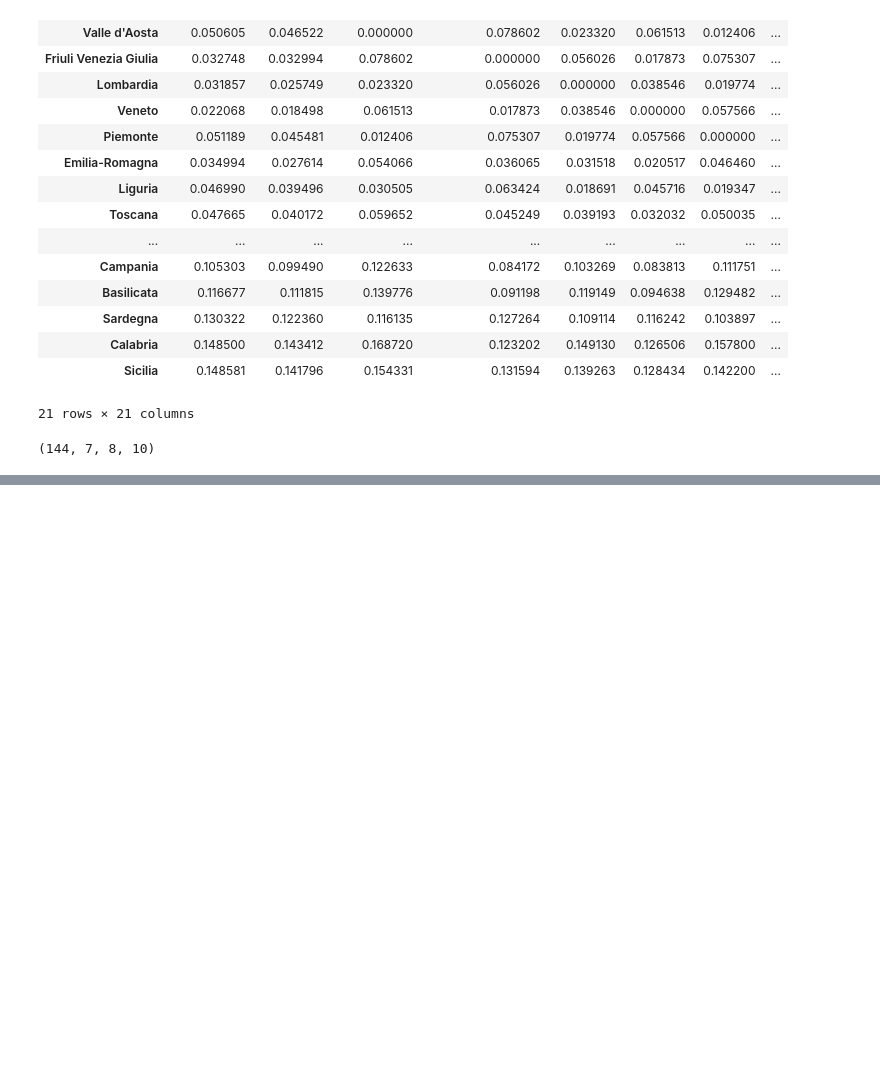
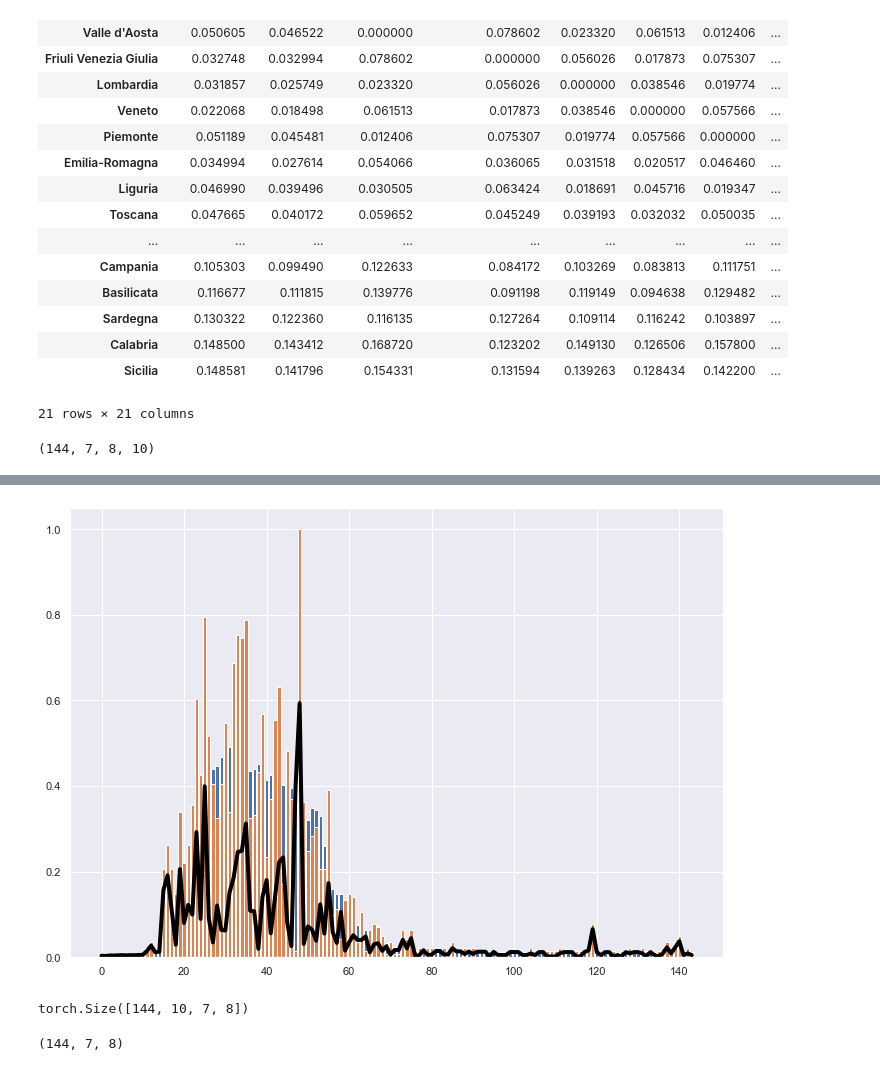
Before and after one commit to Gaurangkarwande/outbreak-prediction, a Jupyter notebook: myPlayground.ipynb, the cells around one changed output, grey strips where cells are left out. Cells and saved outputs as stored; diff of their text form; code cells hidden in the pictures; blank space fills up the shorter version.

```diff
--- a/myPlayground.ipynb
+++ b/myPlayground.ipynb
@@ -196,0 +382,17 @@ train_loader
+# %%
+reconstructed_daily_cases = x_train_pred[:,0, 2]
+actual_daily_cases = train_labels[:,0, 2]
+cases_train_mae_loss = np.abs(reconstructed_daily_cases - actual_daily_cases)
+plt.bar(range(0,144),reconstructed_daily_cases[0:144])
+plt.bar(range(0,144),actual_daily_cases[0:144])
+plt.plot(cases_train_mae_loss[0:144], color='black', linewidth=4)
+plt.show()
+# %% [output]
+[figure, added]
+# %%
+print(x_test[0:144].shape)
+x_test_pred = predict(x_test[0:144]).detach().numpy()
+x_test_pred.shape
+# %% [output]
+torch.Size([144, 10, 7, 8])
+(144, 7, 8)
```
Also changed, not shown: parts of 19 cells of this notebook, 1 other file.
